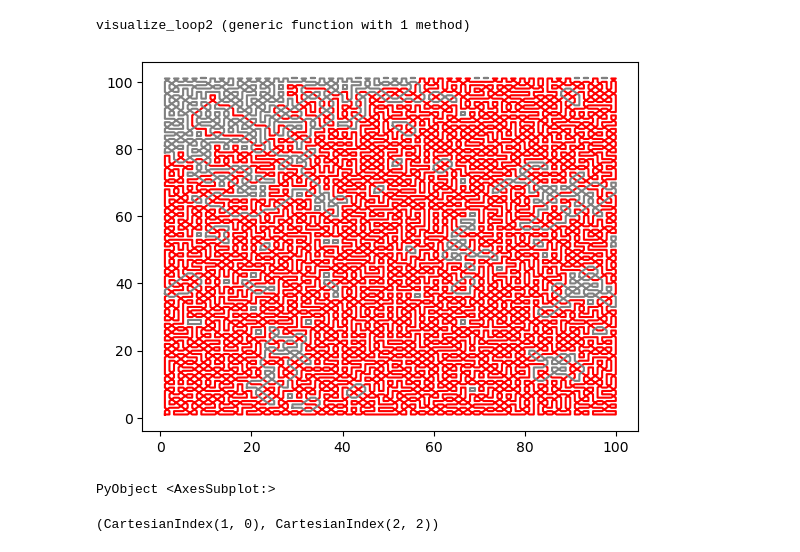
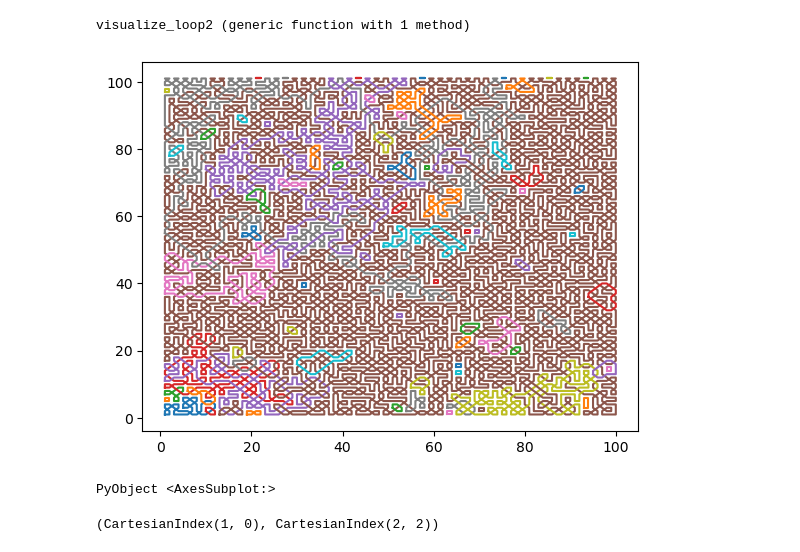
Before and after one commit to sangsq/julia-clifford, a Jupyter notebook: notebooks/CPLC.ipynb, the cells around one changed output. Cells and saved outputs as stored; diff of their text form; code cells hidden in the pictures.

```diff
--- a/notebooks/CPLC.ipynb
+++ b/notebooks/CPLC.ipynb
@@ -111,16 +111,16 @@ end
 visualize_loop2 (generic function with 1 method)
 # %%
 p = 0.5
-q = 0.6
+q = 0.5
 l = 100
 t = 50
 periodic = false
 
 config = gen_config(p, q, l, t, periodic)
 loops = config2loops(config)
-ax = visualize_loop2(loops)
+ax = visualize_loops(loops)
 # %% [output]
-[figure, old version]
+[figure, new version]
 PyObject <AxesSubplot:>
 # %%
 find_next_prev(config, (2,1))
```
Also changed, not shown: 2 other files.
